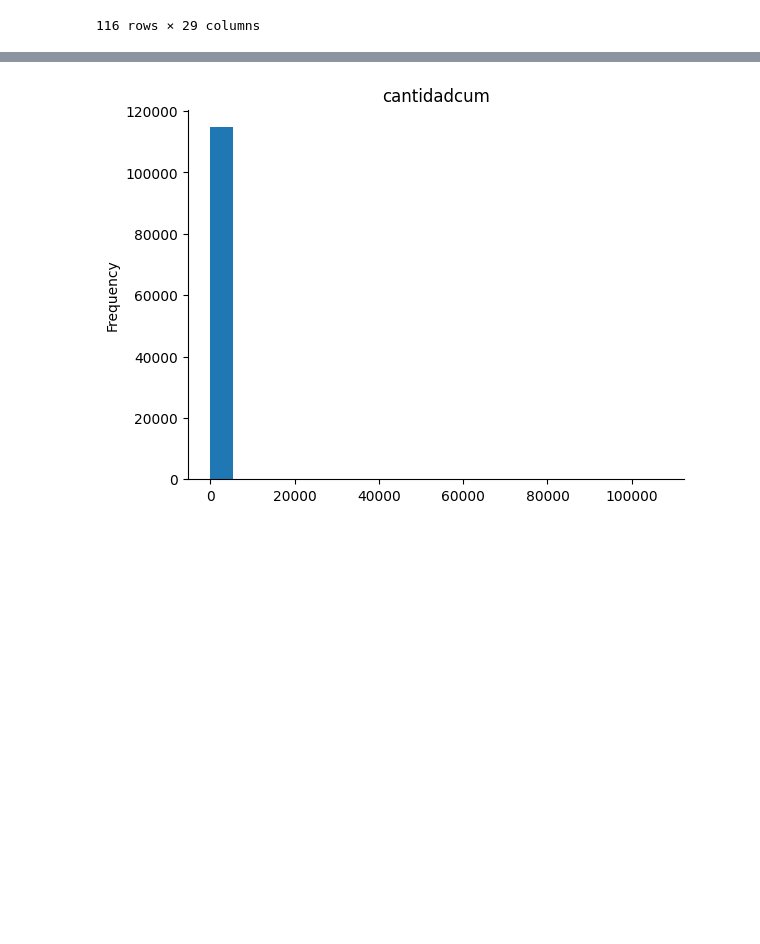
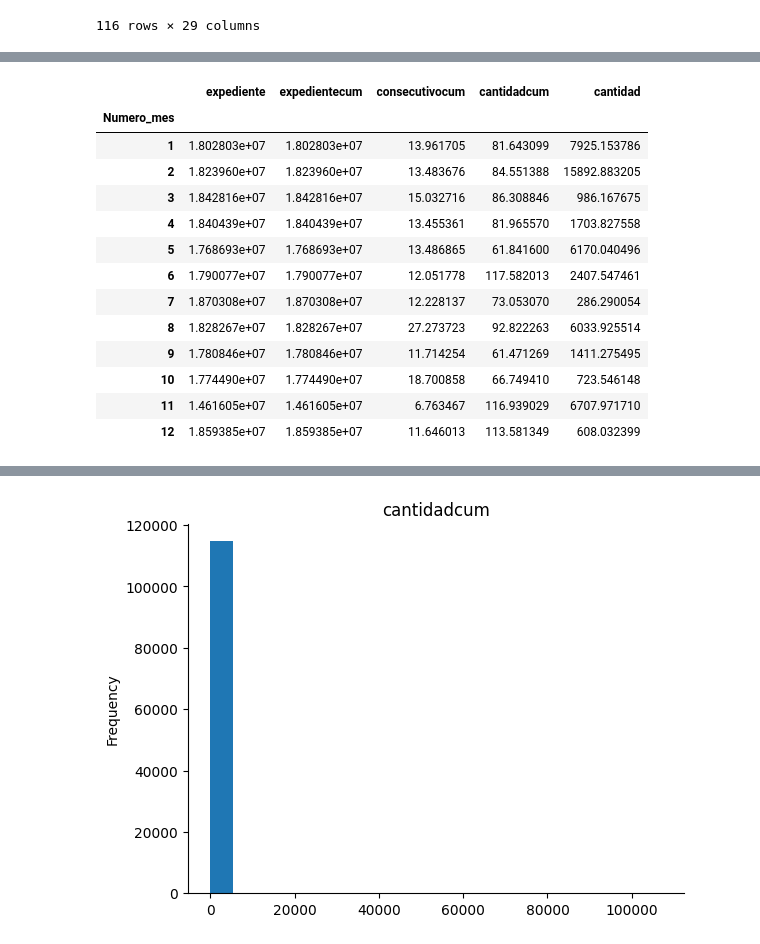
Before and after one commit to GermanAntonioFuentesTapias/proyecto-datos, a Jupyter notebook: ProyectoPython.ipynb, the cells around one changed output, grey strips where cells are left out. Drawn from its saved outputs; the diff is of its cells as text; code cells hidden in the pictures; blank space fills up the shorter version.

```diff
--- a/ProyectoPython.ipynb
+++ b/ProyectoPython.ipynb
@@ -166,0 +266,4 @@ df[df["fechaexpedicion"].isnull()]
+# %%
+#Convertir en columnas de tiempo
+df["fechaactivo"] = pd.to_datetime(df["fechaactivo"])
+df["fechaexpedicion"] = pd.to_datetime(df["fechaexpedicion"])
@@ -166,0 +275,3 @@ df[df["fechaexpedicion"].isnull()]
+# %%
+df["Numero_mes"] = df["fechaactivo"].dt.month
+df["Nombre_mes"]= df["fechaactivo"].dt.month_name()
@@ -166,0 +302,17 @@ df[df["fechaexpedicion"].isnull()]
+# %%
+df.groupby("Numero_mes").mean(numeric_only =True)
+# %% [output]
+|  | expediente | expedientecum | consecutivocum | cantidadcum | cantidad |
+| Numero_mes |  |  |  |  |  |
+| 1 | 1.802803e+07 | 1.802803e+07 | 13.961705 | 81.643099 | 7925.153786 |
+| 2 | 1.823960e+07 | 1.823960e+07 | 13.483676 | 84.551388 | 15892.883205 |
+| 3 | 1.842816e+07 | 1.842816e+07 | 15.032716 | 86.308846 | 986.167675 |
+| 4 | 1.840439e+07 | 1.840439e+07 | 13.455361 | 81.965570 | 1703.827558 |
+| 5 | 1.768693e+07 | 1.768693e+07 | 13.486865 | 61.841600 | 6170.040496 |
+| 6 | 1.790077e+07 | 1.790077e+07 | 12.051778 | 117.582013 | 2407.547461 |
+| 7 | 1.870308e+07 | 1.870308e+07 | 12.228137 | 73.053070 | 286.290054 |
+| 8 | 1.828267e+07 | 1.828267e+07 | 27.273723 | 92.822263 | 6033.925514 |
+| 9 | 1.780846e+07 | 1.780846e+07 | 11.714254 | 61.471269 | 1411.275495 |
+| 10 | 1.774490e+07 | 1.774490e+07 | 18.700858 | 66.749410 | 723.546148 |
+| 11 | 1.461605e+07 | 1.461605e+07 | 6.763467 | 116.939029 | 6707.971710 |
+| 12 | 1.859385e+07 | 1.859385e+07 | 11.646013 | 113.581349 | 608.032399 |
```
Also changed, not shown: parts of 12 cells of this notebook.
